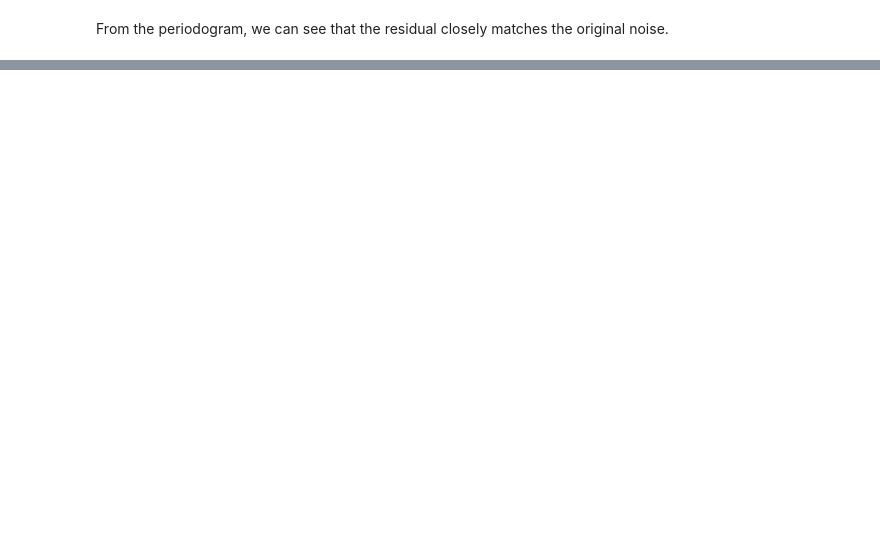
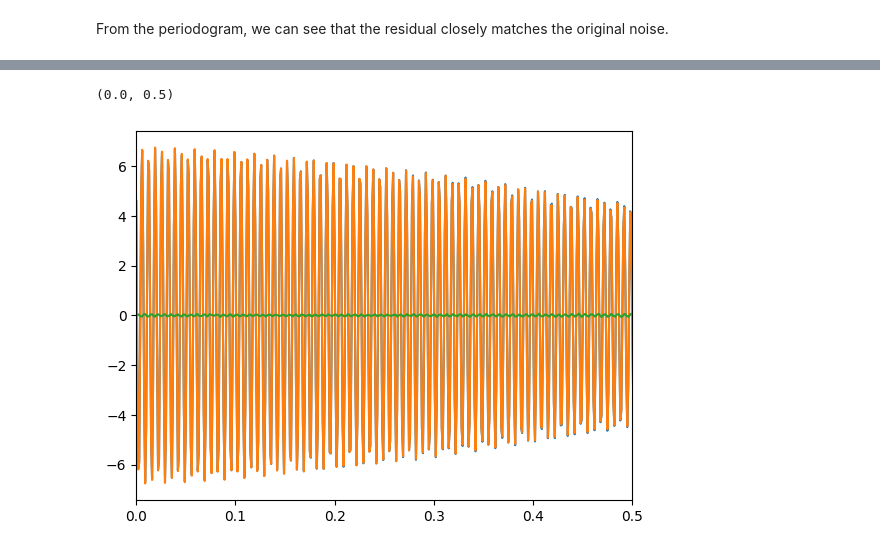
Before and after one commit to cchapmanbird/pyringdown, a Jupyter notebook: examples/parameter-estimation.ipynb, the cells around one changed output, grey strips where cells are left out. Drawn from its saved outputs; the diff is of its cells as text; code cells hidden in the pictures; blank space fills up the shorter version.

```diff
--- a/examples/parameter-estimation.ipynb
+++ b/examples/parameter-estimation.ipynb
@@ -156,0 +193,25 @@ plt.xlim(140, 160)
+# %%
+output = "./outdir/mock-data-2-example/"
+logger = configure_logger(output=output)
+
+wf_fd_2 = FDWaveform(fd_double_small_angle, dt=dt, T=T, df=1/T, f_min=140, f_max=160)
+
+fd_like = FDLikelihood(
+    wf_fd_2,
+    td_data=data_2,
+    estimate_noise=True,
+)
+
+bounds = dict(
+    A_1= [3.5, 4.5],
+    gamma_1 = [0.5, 0.9],
+    f_N_1 = [149.75, 150.25],
+    phi0_1 = [0, 2*np.pi],
+    A_2= [2.5, 3.5],
+    gamma_2 = [0.3, 0.7],
+    f_N_2 = [150.25, 150.75],
+    phi0_2 = [0, 2*np.pi],
+    noise_psd = [1e-8, 1e-4]  # noise PSD prior bounds. Check the periodogram for a reasonable guess.
+)
+
+model = NessaiModel(fd_like, bounds)
@@ -156,0 +220,7 @@ plt.xlim(140, 160)
+# %%
+# The FlowSampler object is used to managed the sampling. Keyword arguments
+# are passed to the nested sampling.
+fs = FlowSampler(model, output=output, resume=False, seed=1729, nlive=1000)
+
+# And go!
+fs.run()
@@ -156,0 +258,13 @@ plt.xlim(140, 160)
+# %%
+best_fit_template = wf_td_2.get_td_waveform(
+    {nm: fs.posterior_samples[nm].mean() for nm in wf_td_2.parameters}
+)
+resid = data_2 - best_fit_template
+
+plt.plot(wf_td_2.t, data_2)
+plt.plot(wf_td_2.t, best_fit_template)
+plt.plot(wf_td_2.t, resid)
+plt.xlim(0, 0.5)
+# %% [output]
+(0.0, 0.5)
+[figure, added]
```
Also changed, not shown: parts of 12 cells of this notebook.
